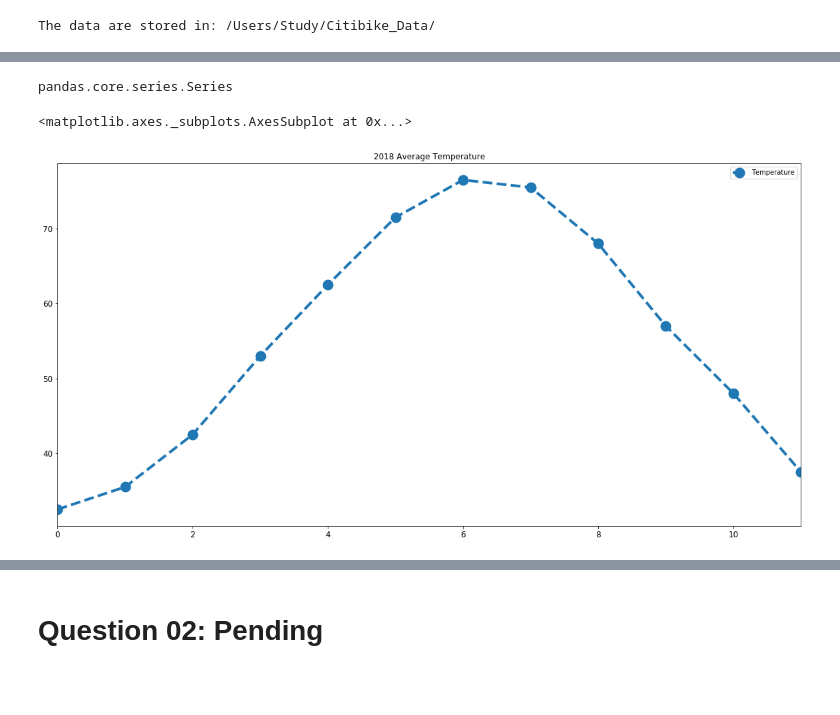
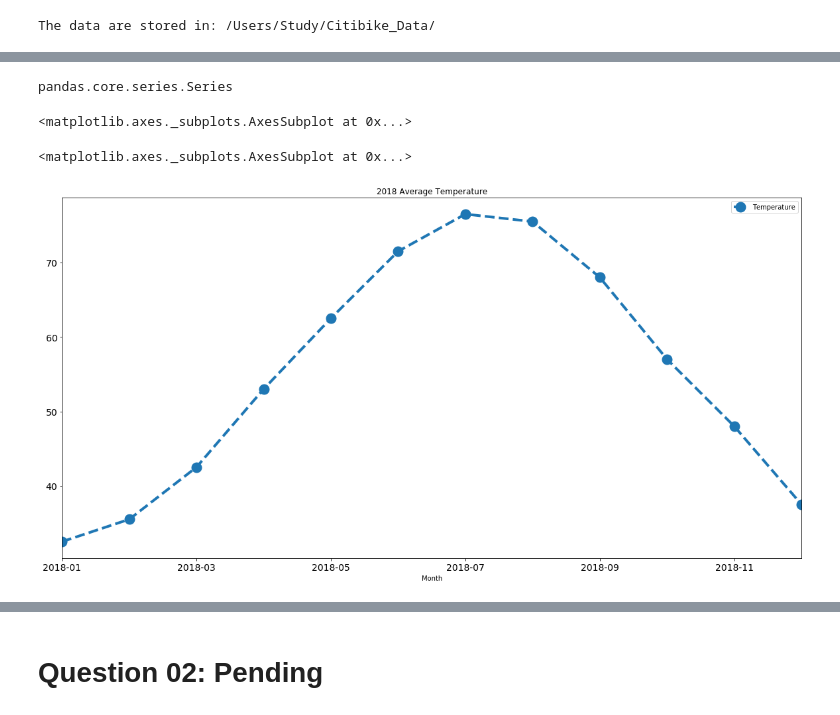
Before and after one commit to ygchan/Citibike, a Jupyter notebook: Main.ipynb, the cells around one changed output, grey strips where cells are left out. Saved outputs shown, nothing was run; the diff lists cells and outputs as text; code cells hidden in the pictures; blank space fills up the shorter version.

```diff
--- a/Main.ipynb
+++ b/Main.ipynb
@@ -178,60 +184,74 @@ citibike_monthly_df.head()
 # Get frequency count of ridership data by month and day
 monthly_answer = citibike_monthly_df.groupby(['starttime']).size()
 daily_answer = citibike_daily_df.groupby(['starttime']).size()
-# %%
-type(monthly_answer)
-# %% [output]
-pandas.core.series.Series
+# %%
+# Checking to see what is monthly_answer type.
+type(monthly_answer)
+# %% [output]
+pandas.core.series.Series
 # %%
-ax = monthly_answer.plot(
+# Draw a basic plot for the monthly ridership data
+monthly_answer.plot(
     figsize = (20,10),
     kind = 'bar',
     title = '2018 Monthly Citibike Ridership Count',
-    fontsize = 12,
+    fontsize = 14,
     rot=0)
 
 # Finally learned how to do it, you have to assign it to an object first.
 # Reference: https://stackoverflow.com/a/21487560
 
 # Then use set_xlable ...
-ax.set_xlabel('')
+# ax.set_xlabel('')
 
 # Very complicated,
 # Reference: https://stackoverflow.com/a/25973637
-ax.get_yaxis().set_major_formatter(
-    matplotlib.ticker.FuncFormatter(lambda y, p: format(int(y), ',')))
+# ax.get_yaxis().set_major_formatter(
+#    matplotlib.ticker.FuncFormatter(lambda y, p: format(int(y), ',')))
+# %% [output]
+<matplotlib.axes._subplots.AxesSubplot at 0x...>
 # %%
+# Create a monthly temperature dictionary, data otained from google.
+# probably need to find a way to get daily temperature in order to do more
+# in depth analysis and build a regression model.
 temperature_dict = {
     'Month':['2018-01',
              '2018-02',
              '2018-03',
              '2018-04',
              '2018-05',
              '2018-06',
              '2018-07',
              '2018-08',
              '2018-09',
              '2018-10',
              '2018-11',
              '2018-12'],
     'Temperature':[32.5, 35.5, 42.5, 53, 62.5, 71.5, 76.5, 75.5, 68, 57, 48, 37.5]
 }
 
+# Create a dataframe using the dictionary data
 temperature_df = pd.DataFrame.from_dict(temperature_dict)
 
+# Rename the columns properly
+temperature_df = temperature_df.rename(index=str, columns={"Month": "Month", "Temperature": "Temperature"})
+
+# Learned how to add x & y axis label
 temperature_df.plot(
+    x = 'Month',
+    y = 'Temperature',
     figsize = (20,10),
     kind = 'line',
     title = '2018 Average Temperature',
-    fontsize = 12,
+    fontsize = 14,
     linewidth = 4.0,
     markeredgewidth = 10.0,
     linestyle = '--',
     marker = 'o',
     rot = 0)
 # %% [output]
 <matplotlib.axes._subplots.AxesSubplot at 0x...>
-[figure, old version]
+[figure, new version]
 # %%
 daily_answer.plot(
     figsize = (20,10),
```
Also changed, not shown: parts of 26 cells of this notebook.
